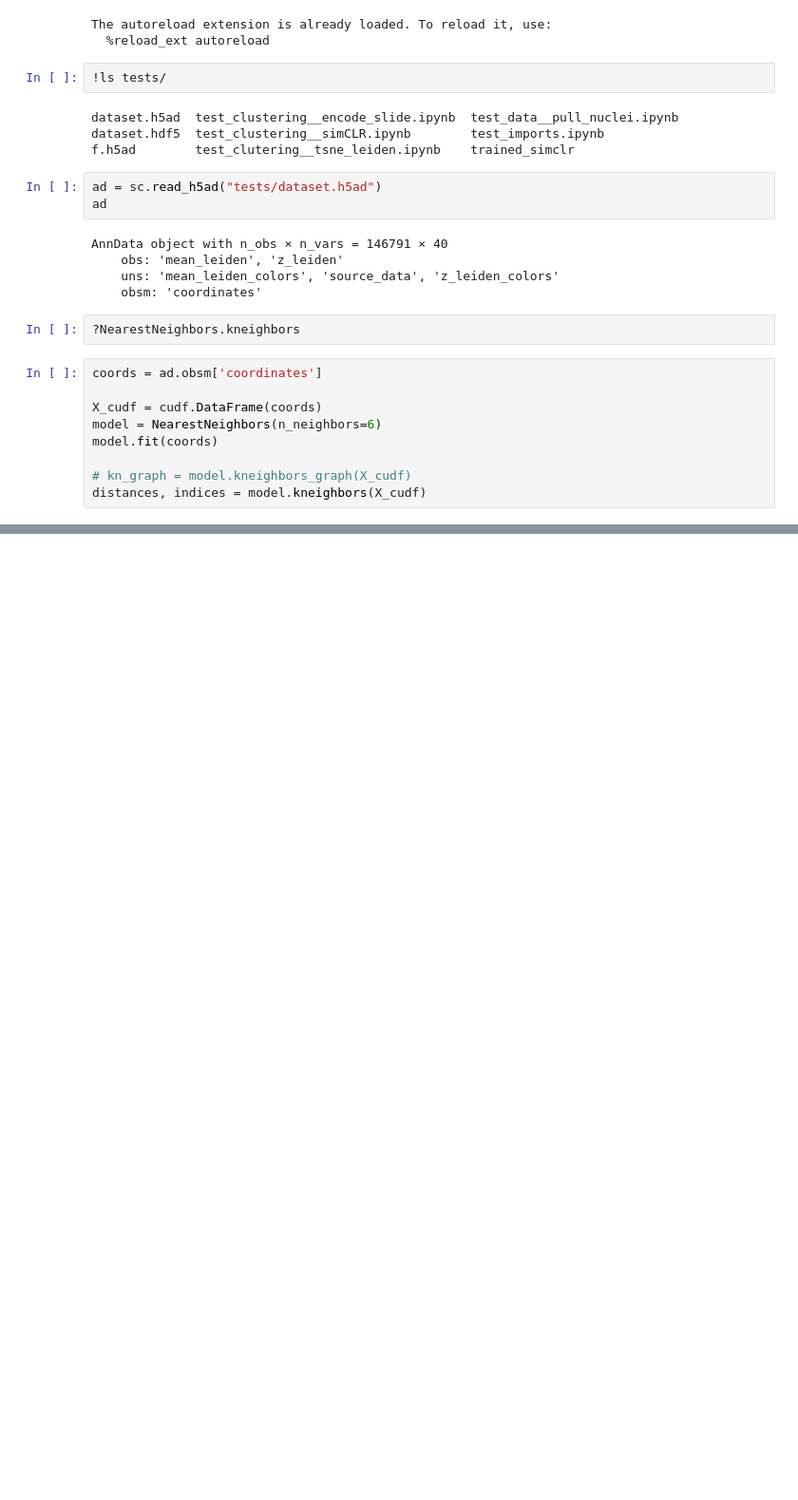
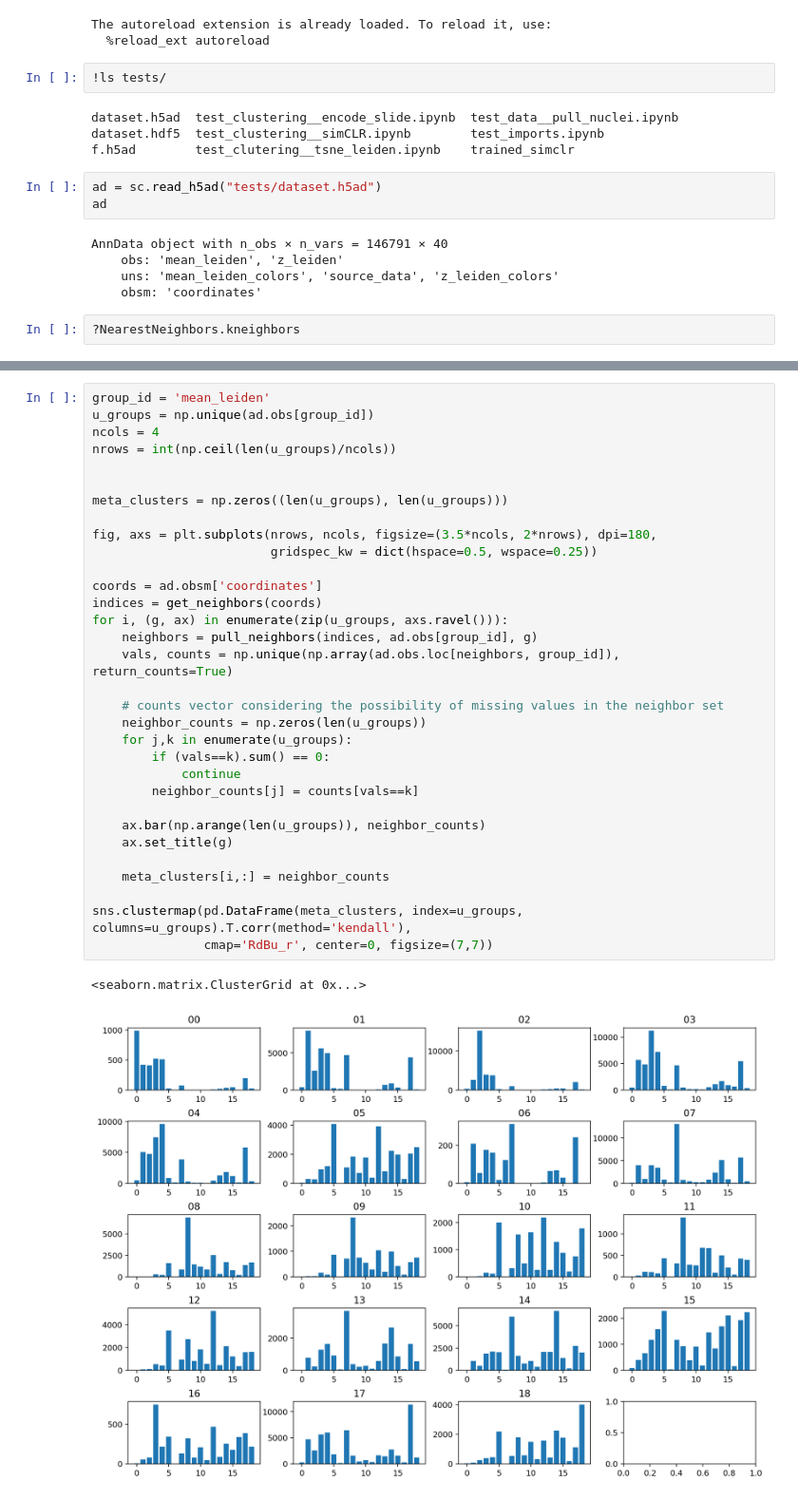
Before and after one commit to nathanin/micron2, a Jupyter notebook: notebooks/devel_spatial__nearest_neighbors.ipynb, the cells around one changed output, grey strips where cells are left out. Shown at 95% size. Saved outputs shown, nothing was run; the diff lists cells and outputs as text; blank space fills up the shorter version.

```diff
--- a/notebooks/devel_spatial__nearest_neighbors.ipynb
+++ b/notebooks/devel_spatial__nearest_neighbors.ipynb
@@ -34,12 +35,3 @@ AnnData object with n_obs × n_vars = 146791 × 40
     obsm: 'coordinates'
 # %%
 ?NearestNeighbors.kneighbors
-# %%
-coords = ad.obsm['coordinates']
-
-X_cudf = cudf.DataFrame(coords)
-model = NearestNeighbors(n_neighbors=6)
-model.fit(coords)
-
-# kn_graph = model.kneighbors_graph(X_cudf)
-distances, indices = model.kneighbors(X_cudf)
@@ -77,0 +92,35 @@ indices
+# %%
+group_id = 'mean_leiden'
+u_groups = np.unique(ad.obs[group_id])
+ncols = 4
+nrows = int(np.ceil(len(u_groups)/ncols))
+
+
+meta_clusters = np.zeros((len(u_groups), len(u_groups)))
+
+fig, axs = plt.subplots(nrows, ncols, figsize=(3.5*ncols, 2*nrows), dpi=180,
+                        gridspec_kw = dict(hspace=0.5, wspace=0.25))
+
+coords = ad.obsm['coordinates']
+indices = get_neighbors(coords)
+for i, (g, ax) in enumerate(zip(u_groups, axs.ravel())):
+    neighbors = pull_neighbors(indices, ad.obs[group_id], g)
+    vals, counts = np.unique(np.array(ad.obs.loc[neighbors, group_id]), return_counts=True)
+
+    # counts vector considering the possibility of missing values in the neighbor set
+    neighbor_counts = np.zeros(len(u_groups))
+    for j,k in enumerate(u_groups):
+        if (vals==k).sum() == 0:
+            continue
+        neighbor_counts[j] = counts[vals==k]
+
+    ax.bar(np.arange(len(u_groups)), neighbor_counts)
+    ax.set_title(g)
+
+    meta_clusters[i,:] = neighbor_counts
+
+sns.clustermap(pd.DataFrame(meta_clusters, index=u_groups, columns=u_groups).T.corr(method='kendall'),
+               cmap='RdBu_r', center=0, figsize=(7,7))
+# %% [output]
+<seaborn.matrix.ClusterGrid at 0x...>
+[figure, added]
```
Also changed, not shown: parts of 5 cells of this notebook, 4 other files.
